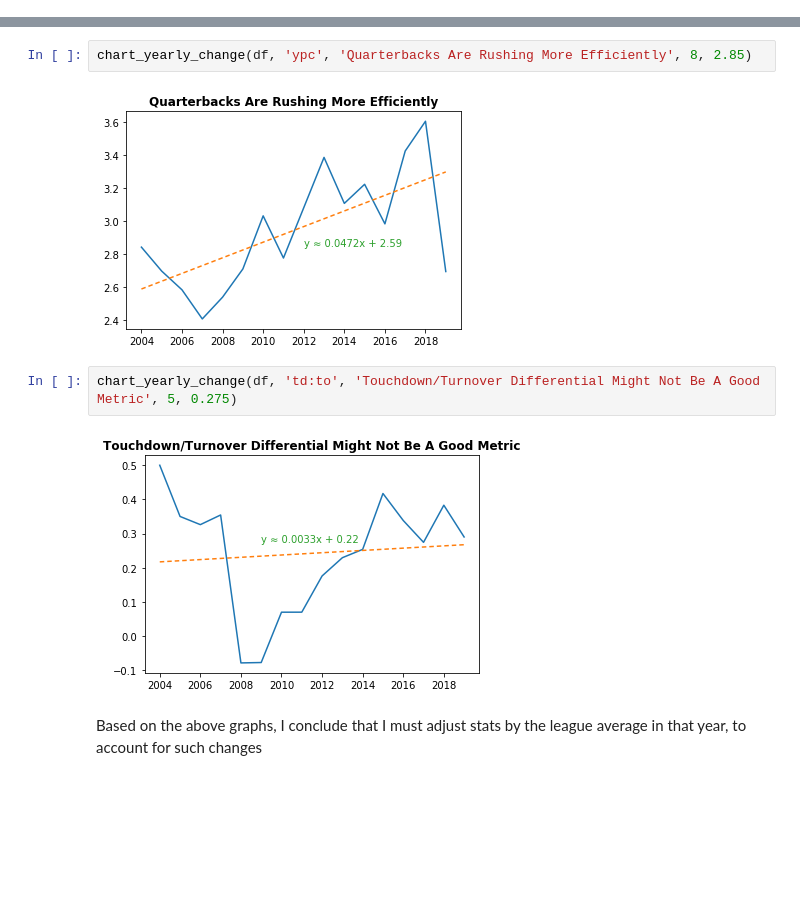
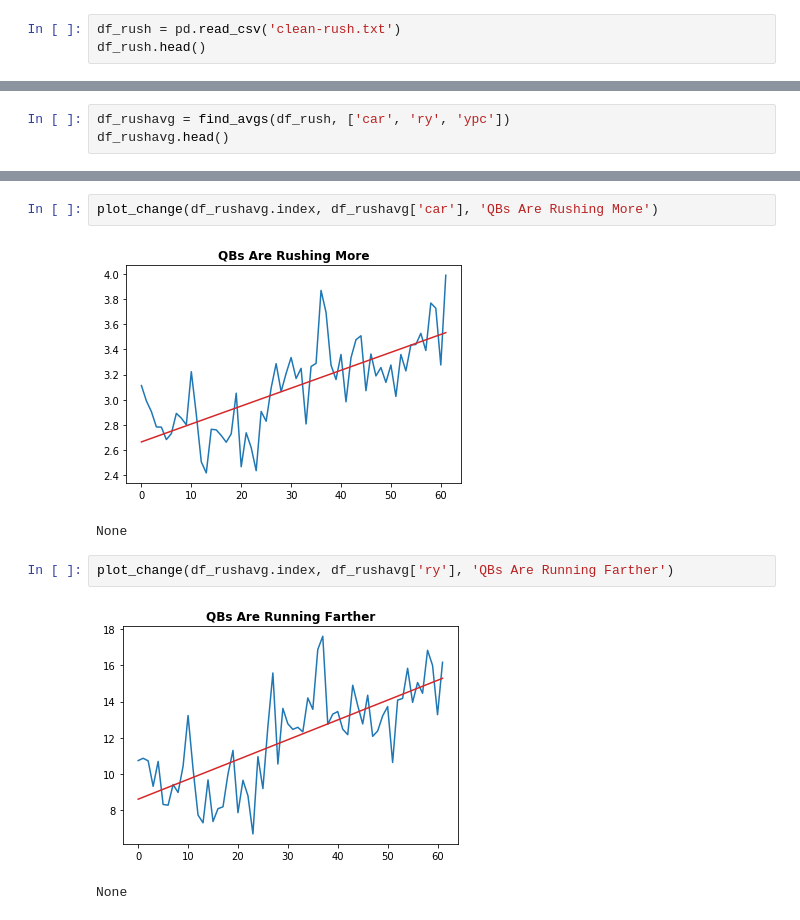
Before and after one commit to cshields143/qbcf, a Jupyter notebook: data-futzing/change-over-year.ipynb, the cells around one changed output, grey strips where cells are left out. Saved outputs shown, nothing was run; the diff lists cells and outputs as text; blank space fills up the shorter version.

```diff
--- a/data-futzing/change-over-year.ipynb
+++ b/data-futzing/change-over-year.ipynb
@@ -68,0 +12,3 @@ chart_yearly_change(df, 'cmp%', 'Completion Percentage Is Going Up', 4, 0.62)
+# %%
+df_rush = pd.read_csv('clean-rush.txt')
+df_rush.head()
@@ -68,0 +62,3 @@ chart_yearly_change(df, 'cmp%', 'Completion Percentage Is Going Up', 4, 0.62)
+# %%
+df_rushavg = find_avgs(df_rush, ['car', 'ry', 'ypc'])
+df_rushavg.head()
@@ -81,10 +113,10 @@ chart_yearly_change(df, 'carries', 'Quarterbacks Are Rushing More Frequently', 7
-# %%
-chart_yearly_change(df, 'ypc', 'Quarterbacks Are Rushing More Efficiently', 8, 2.85)
-# %% [output]
-[figure, removed]
-# %%
-chart_yearly_change(df, 'td:to', 'Touchdown/Turnover Differential Might Not Be A Good Metric', 5, 0.275)
-# %% [output]
-[figure, removed]
-# %% [markdown]
-Based on the above graphs, I conclude that I must adjust stats by the league average in that year, to account for such changes
+# %%
+plot_change(df_rushavg.index, df_rushavg['car'], 'QBs Are Rushing More')
+# %% [output]
+[figure, added]
+None
+# %%
+plot_change(df_rushavg.index, df_rushavg['ry'], 'QBs Are Running Farther')
+# %% [output]
+[figure, added]
+None
```
Also changed, not shown: parts of 22 cells of this notebook, 14 other files.
